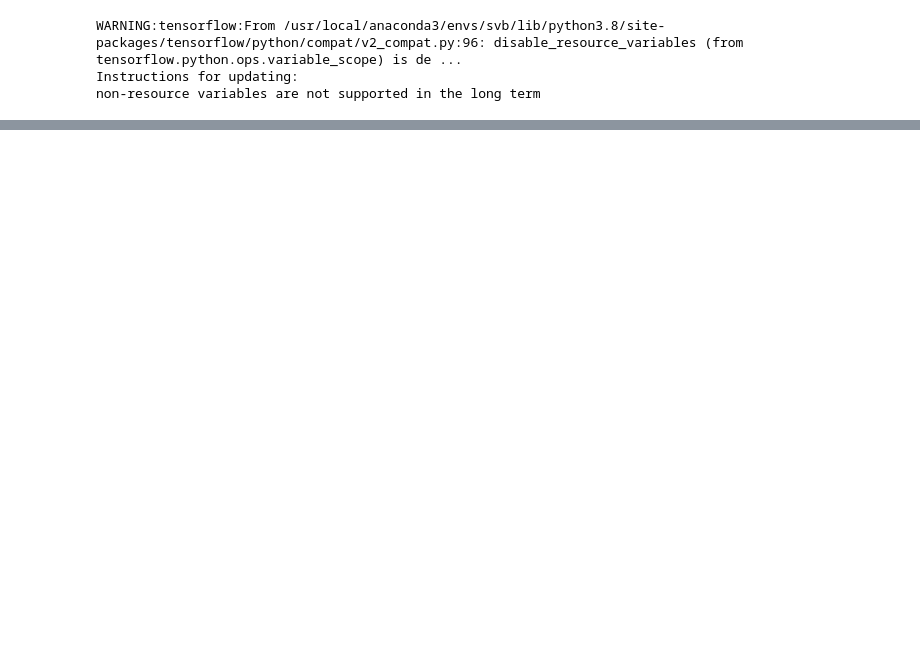
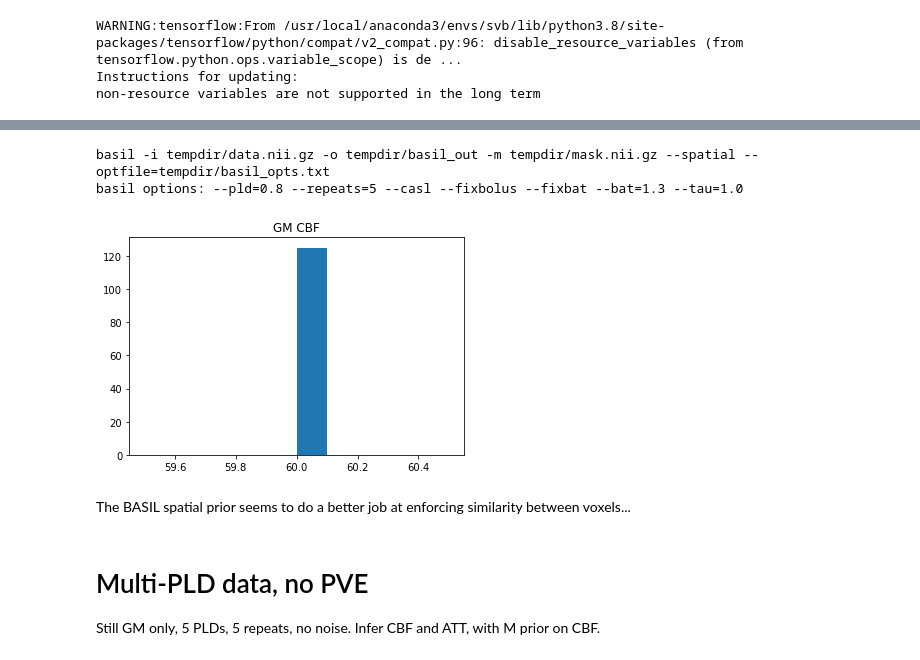
Before and after one commit to tomfrankkirk/pvec_problems, a Jupyter notebook: vPVEc_shooutout.ipynb, the cells around one changed output, grey strips where cells are left out. Saved outputs shown, nothing was run; the diff lists cells and outputs as text; code cells hidden in the pictures; blank space fills up the shorter version.

Commit message:
Comparison of vol PVEc SVB/BASIL

```diff
--- a/vPVEc_shooutout.ipynb
+++ b/vPVEc_shooutout.ipynb
@@ -21,0 +29,5 @@ non-resource variables are not supported in the long term
+# %%
+CBF = [60, 20]
+ATT = [1.3, 1.6]
+TAU = 1.0
+REPEATS = 5
@@ -21,0 +38,15 @@ non-resource variables are not supported in the long term
+# %%
+plds = [0.8]
+spc = rt.ImageSpace.create_axis_aligned([0,0,0], [5,5,5], [1,1,1])
+
+data = np.zeros((*spc.size, REPEATS))
+asl_model = AslRestModel(
+        VolumetricModel(spc.make_nifti(data)),
+        plds=plds, casl=True, repeats=REPEATS, tau=TAU, att=ATT[0])
+
+tpts = asl_model.tpts()
+with tf.Session() as sess:
+    ones = np.ones([spc.size.prod(), 1], dtype=np.float32)
+    data = sess.run(asl_model.evaluate([CBF[0] * ones], tpts))
+
+data = data.reshape(*spc.size, tpts.shape[-1])
@@ -21,0 +100,24 @@ non-resource variables are not supported in the long term
+# %%
+bopts = {
+    "pld": plds[0],
+    "repeats": REPEATS,
+    "casl": True,
+    "fixbolus": True,
+    "fixbat": True,
+    "bat": ATT[0],
+    "tau": TAU,
+}
+
+basl, _ = run_basil(data, np.ones(spc.size), bopts)
+plt.hist(basl.flatten()); plt.title("GM CBF")
+plt.show()
+# %% [output]
+basil -i tempdir/data.nii.gz -o tempdir/basil_out -m tempdir/mask.nii.gz --spatial --optfile=tempdir/basil_opts.txt
+basil options: --pld=0.8 --repeats=5 --casl --fixbolus --fixbat --bat=1.3 --tau=1.0
+[figure, added]
+# %% [markdown]
+The BASIL spatial prior seems to do a better job at enforcing similarity between voxels...
+# %% [markdown]
+# Multi-PLD data, no PVE
+
+Still GM only, 5 PLDs, 5 repeats, no noise. Infer CBF and ATT, with M prior on CBF.
```
Also changed, not shown: parts of 25 cells of this notebook, 1 other file.
